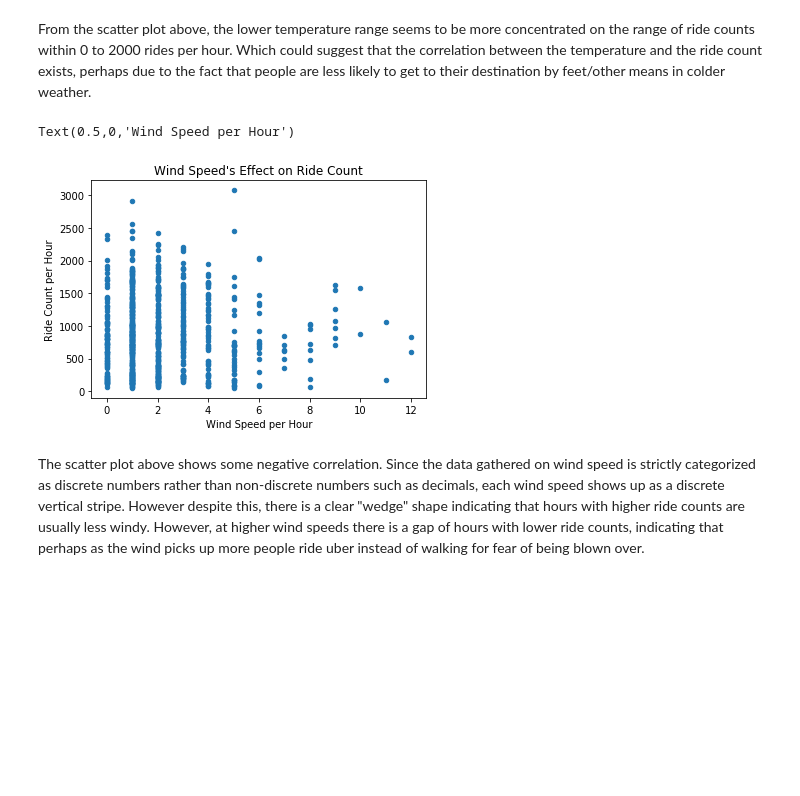
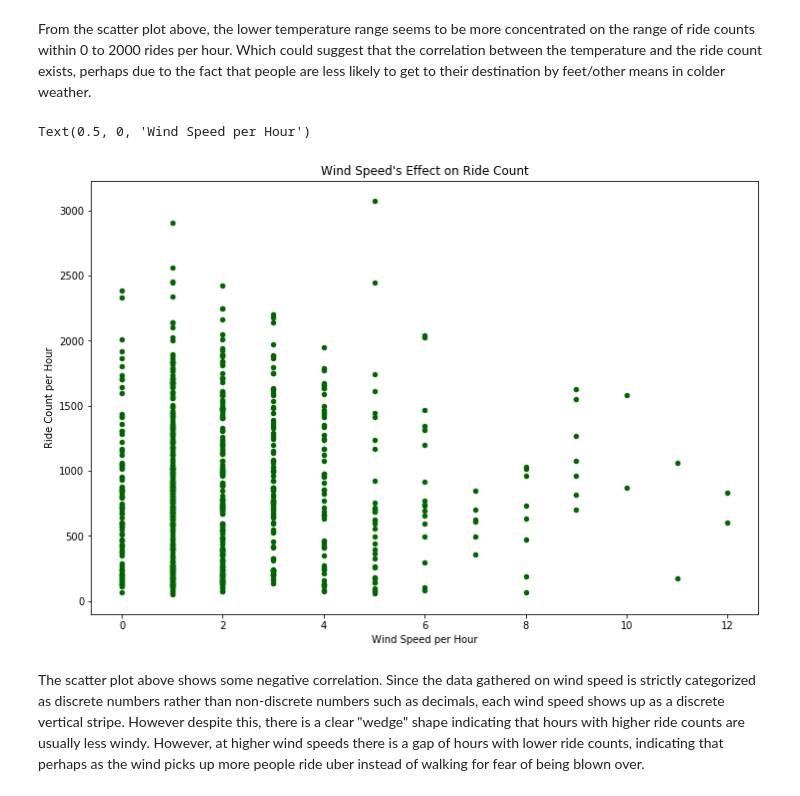
Before and after one commit to zil011/COGS108_Final_Project, a Jupyter notebook: FinalProject.ipynb, the cells around one changed output. Saved outputs shown, nothing was run; the diff lists cells and outputs as text; code cells hidden in the pictures; blank space fills up the shorter version.

```diff
--- a/FinalProject.ipynb
+++ b/FinalProject.ipynb
@@ -424,14 +427,17 @@ Text(0.5,0,'Temperature in Fahrenheit')
 From the scatter plot above, the lower temperature range seems to be more concentrated on the range of ride counts within 0 to 2000 rides per hour. Which could suggest that the correlation between the temperature and the ride count exists, perhaps due to the fact that people are less likely to get to their destination by feet/other means in colder weather.
 # %%
 # Wind Speed and Ride Count
-df.plot.scatter('wind_speed','ride_count')
+df.plot.scatter('wind_speed','ride_count', color="darkgreen",
+                                                            linestyle='None',
+                                                            figsize=(12, 8),
+                                                            subplots=True)
 ax=plt.gca()
 ax.set_title('Wind Speed\'s Effect on Ride Count')
 ax.set_ylabel('Ride Count per Hour')
 ax.set_xlabel('Wind Speed per Hour')
 # %% [output]
-Text(0.5,0,'Wind Speed per Hour')
+Text(0.5, 0, 'Wind Speed per Hour')
-[figure, old version]
+[figure, new version]
 # %% [markdown]
 The scatter plot above shows some negative correlation. Since the data gathered on wind speed is strictly categorized as discrete numbers rather than non-discrete numbers such as decimals, each wind speed shows up as a discrete vertical stripe. However despite this, there is a clear "wedge" shape indicating that hours with higher ride counts are usually less windy. However, at higher wind speeds there is a gap of hours with lower ride counts, indicating that perhaps as the wind picks up more people ride uber instead of walking for fear of being blown over.
 # %%
```
Also changed, not shown: parts of 6 cells of this notebook.
